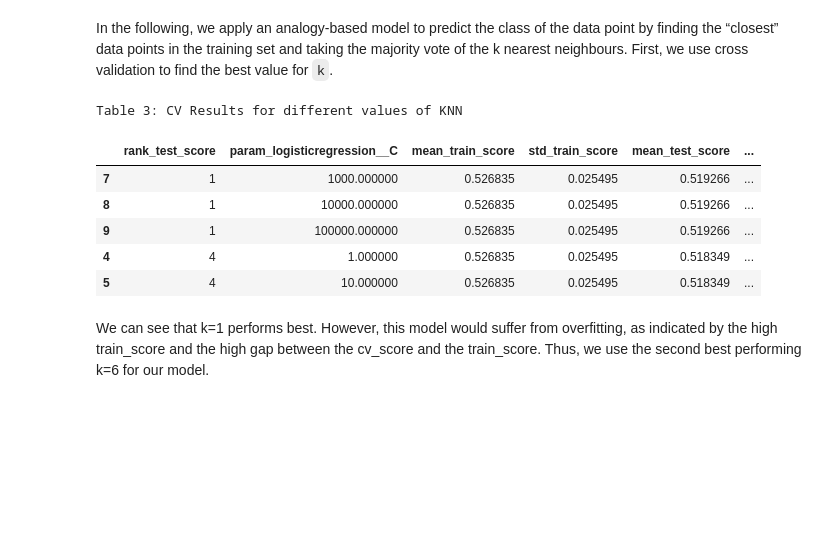
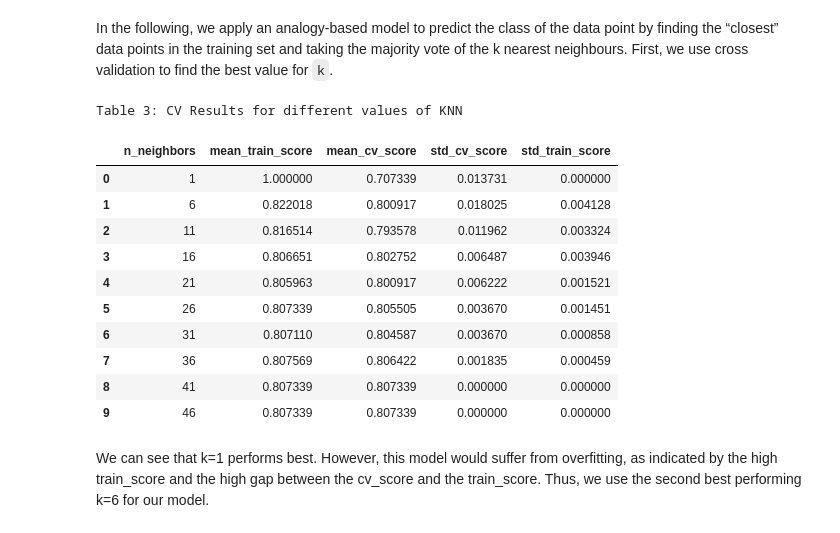
Before and after one commit to UBC-MDS/CardioPredict, a Jupyter notebook: heart_analyis_model.ipynb, the cells around one changed output. Drawn from its saved outputs; the diff is of its cells as text; code cells hidden in the pictures; blank space fills up the shorter version.

Commit message:
Changed analysis file and added tests

```diff
--- a/heart_analyis_model.ipynb
+++ b/heart_analyis_model.ipynb
@@ -387,18 +387,23 @@ for k in param_grid["n_neighbors"]:
     results_dict["std_cv_score"].append(scores["test_score"].std())
     results_dict["std_train_score"].append(scores["train_score"].std())
 
-results_df = pd.DataFrame(results_dict)
+results = pd.DataFrame(results_dict)
 # %%
-results_df.head(5)
-gs_res.style.set_caption('<p style="text-align:left;">Table 3: CV Results for different values of KNN</p>')
+results.head(5)
+results.style.set_caption('<p style="text-align:left;">Table 3: CV Results for different values of KNN</p>')
 # %% [output]
 Table 3: CV Results for different values of KNN
-|  | rank_test_score | param_logisticregression__C | mean_train_score | std_train_score | mean_test_score | ... |
-| 7 | 1 | 1000.000000 | 0.526835 | 0.025495 | 0.519266 | ... |
-| 8 | 1 | 10000.000000 | 0.526835 | 0.025495 | 0.519266 | ... |
-| 9 | 1 | 100000.000000 | 0.526835 | 0.025495 | 0.519266 | ... |
-| 4 | 4 | 1.000000 | 0.526835 | 0.025495 | 0.518349 | ... |
-| 5 | 4 | 10.000000 | 0.526835 | 0.025495 | 0.518349 | ... |
+|  | n_neighbors | mean_train_score | mean_cv_score | std_cv_score | std_train_score |
+| 0 | 1 | 1.000000 | 0.707339 | 0.013731 | 0.000000 |
+| 1 | 6 | 0.822018 | 0.800917 | 0.018025 | 0.004128 |
+| 2 | 11 | 0.816514 | 0.793578 | 0.011962 | 0.003324 |
+| 3 | 16 | 0.806651 | 0.802752 | 0.006487 | 0.003946 |
+| 4 | 21 | 0.805963 | 0.800917 | 0.006222 | 0.001521 |
+| 5 | 26 | 0.807339 | 0.805505 | 0.003670 | 0.001451 |
+| 6 | 31 | 0.807110 | 0.804587 | 0.003670 | 0.000858 |
+| 7 | 36 | 0.807569 | 0.806422 | 0.001835 | 0.000459 |
+| 8 | 41 | 0.807339 | 0.807339 | 0.000000 | 0.000000 |
+| 9 | 46 | 0.807339 | 0.807339 | 0.000000 | 0.000000 |
 # %% [markdown]
 We can see that k=1 performs best. However, this model would suffer from overfitting, as indicated by the high train_score and the high gap between the cv_score and the train_score. Thus, we use the second best performing k=6 for our model.
 # %%
```
Also changed, not shown: 3 other files.
